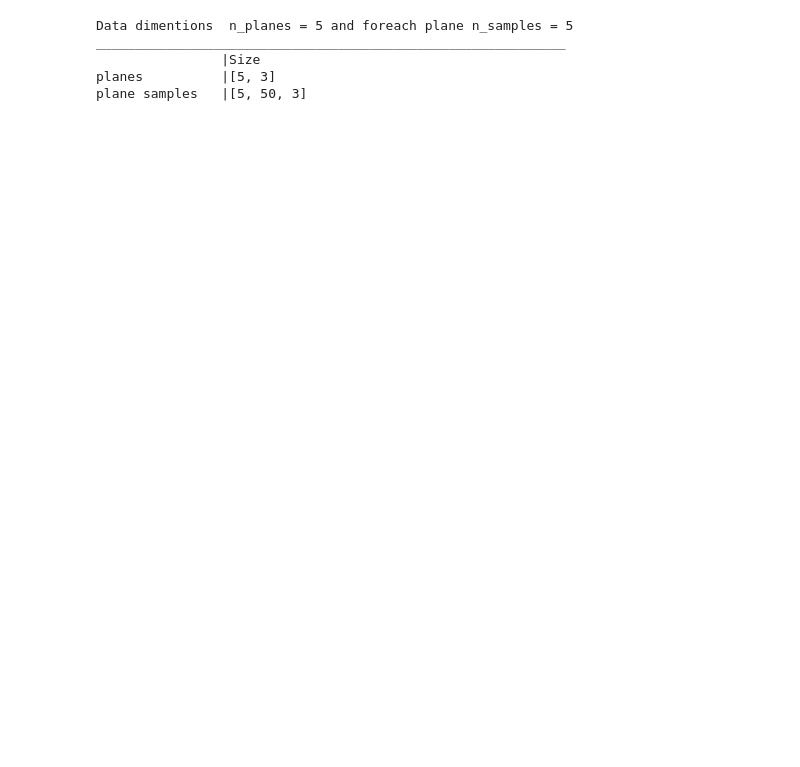
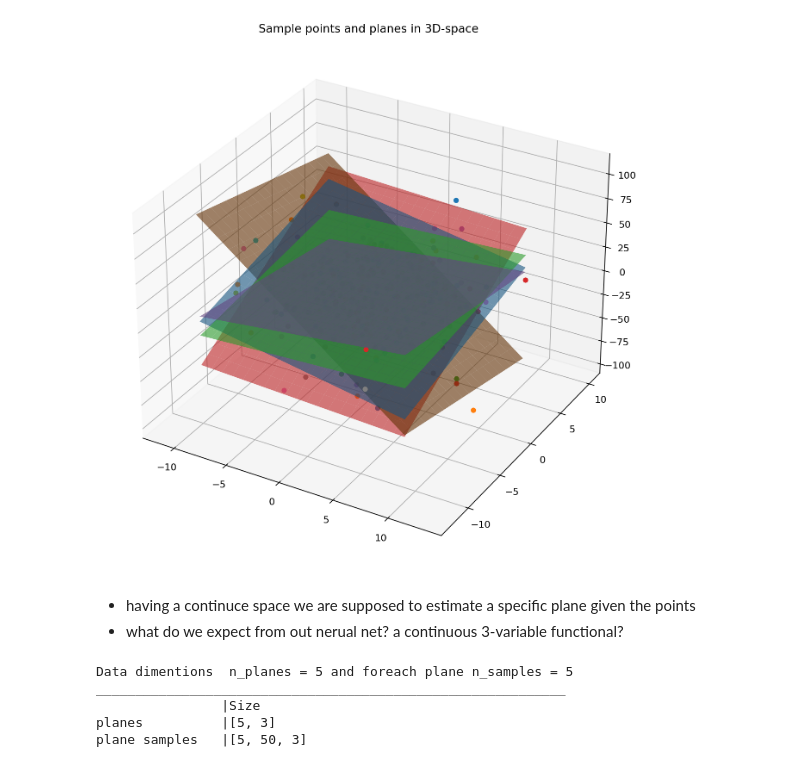
Before and after one commit to Ehsan2754/bcs23, a Jupyter notebook: notebooks/data_generation.ipynb, the cells around one changed output. Saved outputs shown, nothing was run; the diff lists cells and outputs as text; code cells hidden in the pictures; blank space fills up the shorter version.

```diff
--- a/notebooks/data_generation.ipynb
+++ b/notebooks/data_generation.ipynb
@@ -95,5 +97,12 @@ print(f'\t All points lay within the corresponding planes. E <= {epsilon}')
 =>Evaluating projection vector
          All points lay within the corresponding planes. E <= 1e-14
+# %%
+pltPlanesIn3D(norm,offset,points,title='Sample points and planes in 3D-space')
+# %% [output]
+[figure, added]
+# %% [markdown]
+* having a continuce space we are supposed to estimate a specific plane given the points
+* what do we expect from out nerual net? a continuous 3-variable functional?
 # %%
 print(f'Data dimentions  n_planes = {n_planes} and foreach plane n_samples = {n_planes}')
 
```
Also changed, not shown: parts of 6 cells of this notebook.
